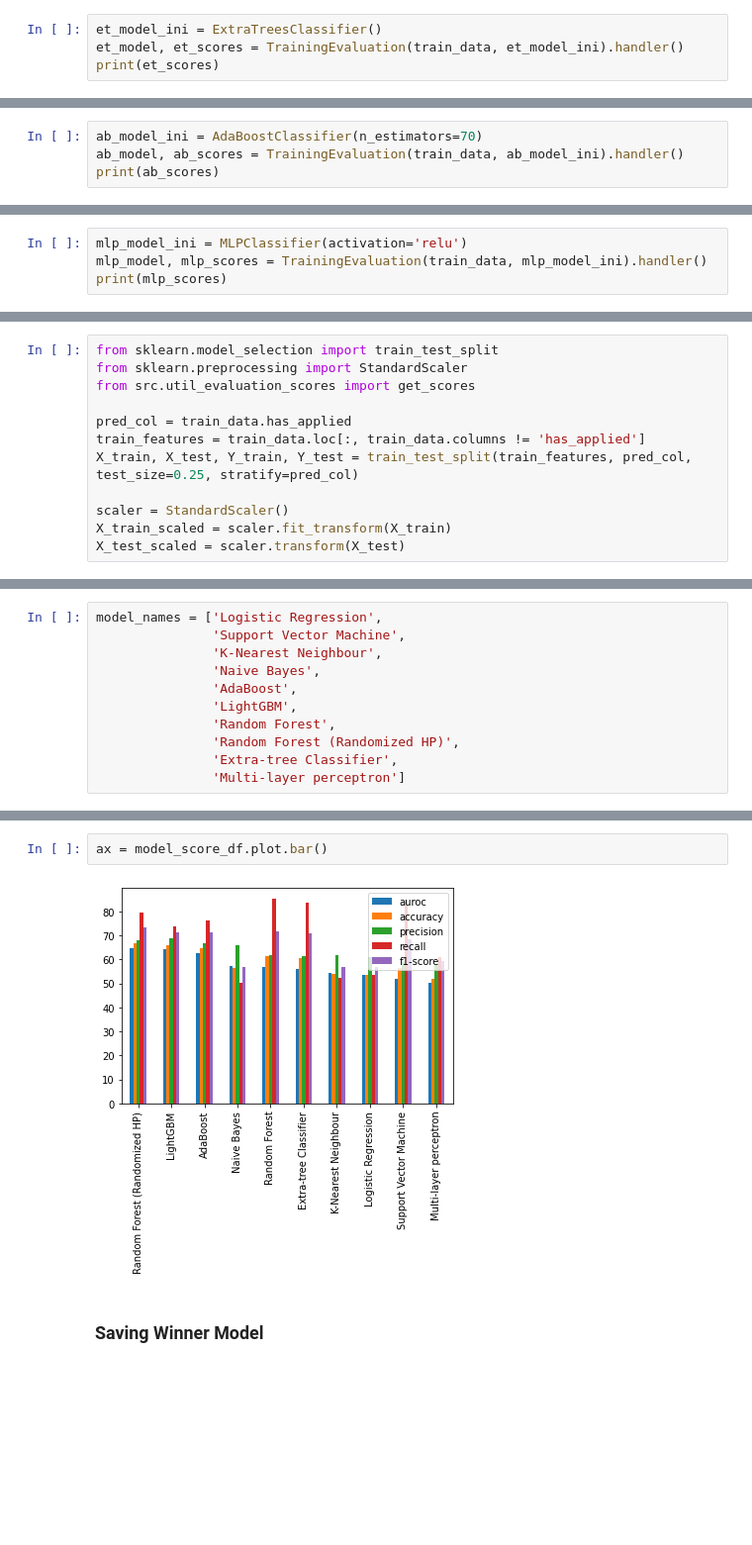
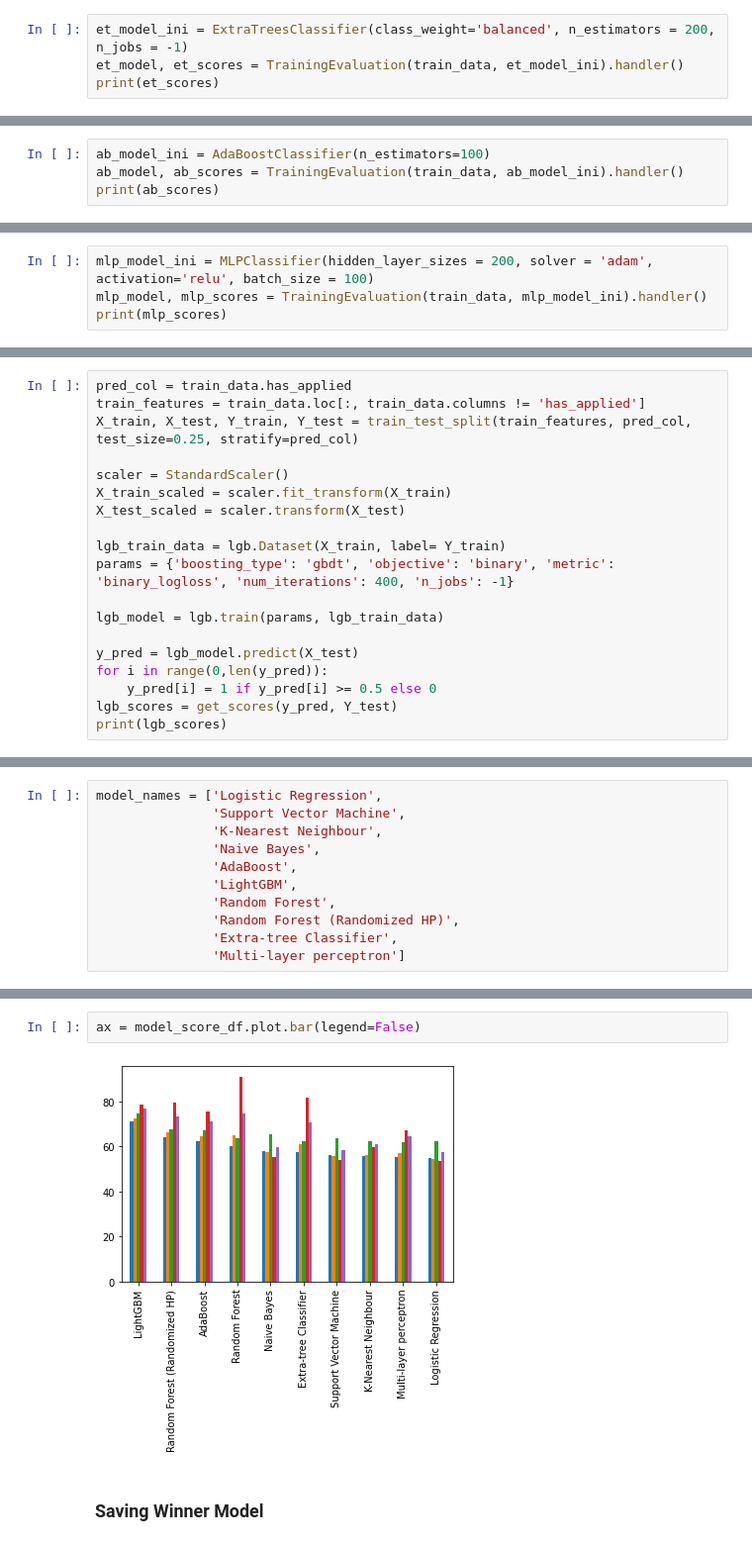
Before and after one commit to sayonkumarsaha/predict_job_application, a Jupyter notebook: data_training.ipynb, the cells around one changed output, grey strips where cells are left out. Shown at 99% size. Saved outputs shown, nothing was run; the diff lists cells and outputs as text; blank space fills up the shorter version.

Commit message:
imporved training scores by experimenting parameters

```diff
--- a/data_training.ipynb
+++ b/data_training.ipynb
@@ -122,5 +128,5 @@ Evaluating Model..
 # %%
-et_model_ini = ExtraTreesClassifier()
+et_model_ini = ExtraTreesClassifier(class_weight='balanced', n_estimators = 200, n_jobs = -1)
 et_model, et_scores = TrainingEvaluation(train_data, et_model_ini).handler()
 print(et_scores)
 # %% [output]
@@ -132,5 +138,5 @@ Evaluating Model..
 # %%
-ab_model_ini = AdaBoostClassifier(n_estimators=70)
+ab_model_ini = AdaBoostClassifier(n_estimators=100)
 ab_model, ab_scores = TrainingEvaluation(train_data, ab_model_ini).handler()
 print(ab_scores)
 # %% [output]
@@ -142,7 +148,7 @@ Evaluating Model..
 # %% [markdown]
 ### Training Models: Multi-layer Perceptron
 # %%
-mlp_model_ini = MLPClassifier(activation='relu')
+mlp_model_ini = MLPClassifier(hidden_layer_sizes = 200, solver = 'adam', activation='relu', batch_size = 100)
 mlp_model, mlp_scores = TrainingEvaluation(train_data, mlp_model_ini).handler()
 print(mlp_scores)
 # %% [output]
@@ -156,8 +162,4 @@ Evaluating Model..
 # %%
-from sklearn.model_selection import train_test_split
-from sklearn.preprocessing import StandardScaler
-from src.util_evaluation_scores import get_scores
-
 pred_col = train_data.has_applied
 train_features = train_data.loc[:, train_data.columns != 'has_applied']
 X_train, X_test, Y_train, Y_test = train_test_split(train_features, pred_col, test_size=0.25, stratify=pred_col)
@@ -165,3 +167,14 @@ X_train, X_test, Y_train, Y_test = train_test_split(train_features, pred_col, te
 scaler = StandardScaler()
 X_train_scaled = scaler.fit_transform(X_train)
 X_test_scaled = scaler.transform(X_test)
+
+lgb_train_data = lgb.Dataset(X_train, label= Y_train)
+params = {'boosting_type': 'gbdt', 'objective': 'binary', 'metric': 'binary_logloss', 'num_iterations': 400, 'n_jobs': -1}
+
+lgb_model = lgb.train(params, lgb_train_data)
+
+y_pred = lgb_model.predict(X_test)
+for i in range(0,len(y_pred)):
+    y_pred[i] = 1 if y_pred[i] >= 0.5 else 0
+lgb_scores = get_scores(y_pred, Y_test)
+print(lgb_scores)
@@ -232,7 +222,7 @@ model_score_df.head(10)
 # %%
-ax = model_score_df.plot.bar()
+ax = model_score_df.plot.bar(legend=False)
 # %% [output]
-[figure, old version]
+[figure, new version]
 # %% [markdown]
 ### Saving Winner Model
 # %%
```
Also changed, not shown: parts of 19 cells of this notebook, 1 other file.
